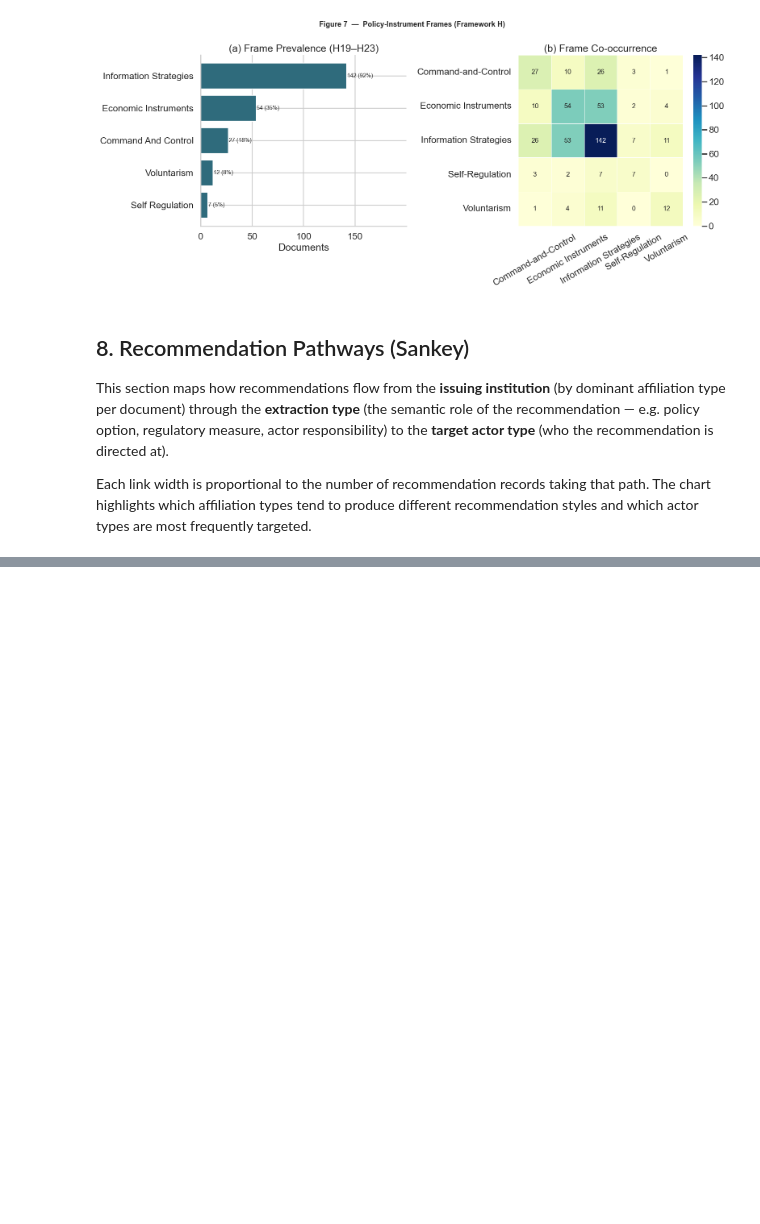
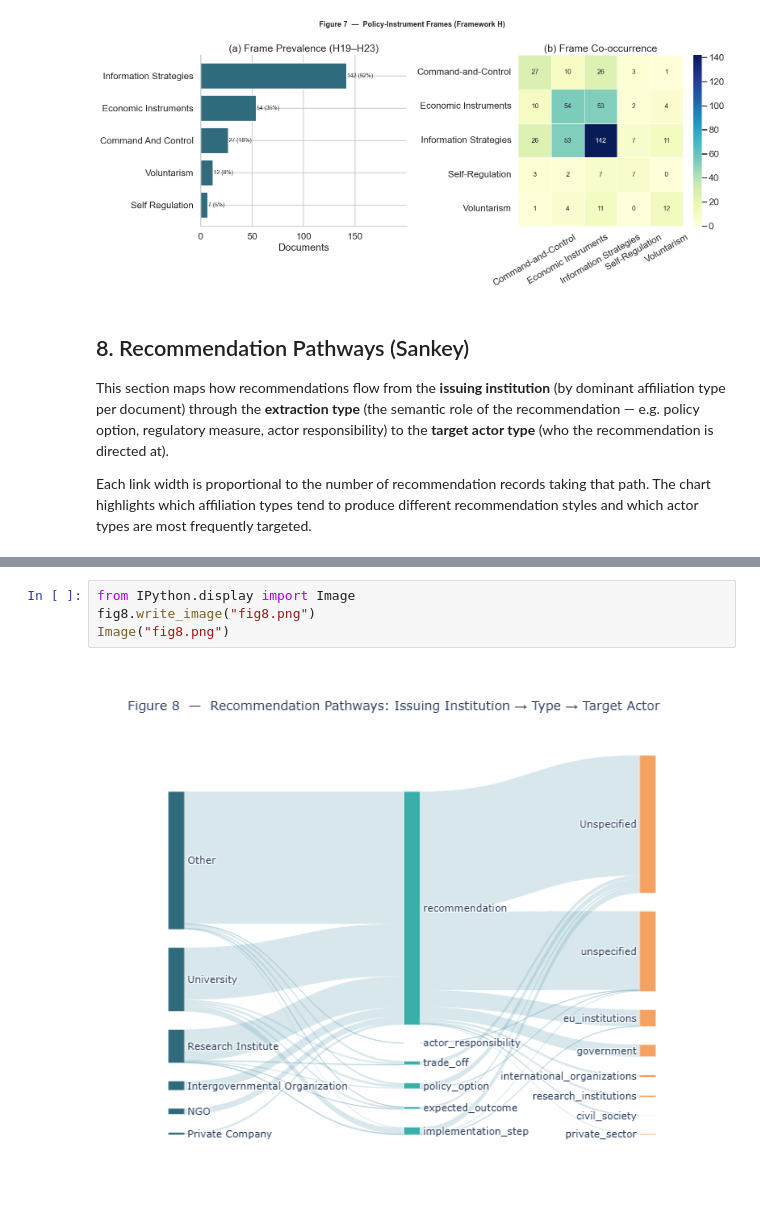
Before and after one commit to doschul/PolicyBriefAnalysis, a Jupyter notebook: results.ipynb, the cells around one changed output, grey strips where cells are left out. Cells and saved outputs as stored; diff of their text form; blank space fills up the shorter version.

```diff
--- a/results.ipynb
+++ b/results.ipynb
@@ -793,3 +795,9 @@ if _plotly_ok and len(recommendations) and len(documents):
         height=600,
     )
     fig8.show()
+# %%
+from IPython.display import Image
+fig8.write_image("fig8.png")
+Image("fig8.png")
+# %% [output]
+[figure, added]
```
Also changed, not shown: parts of 1 cell of this notebook.
